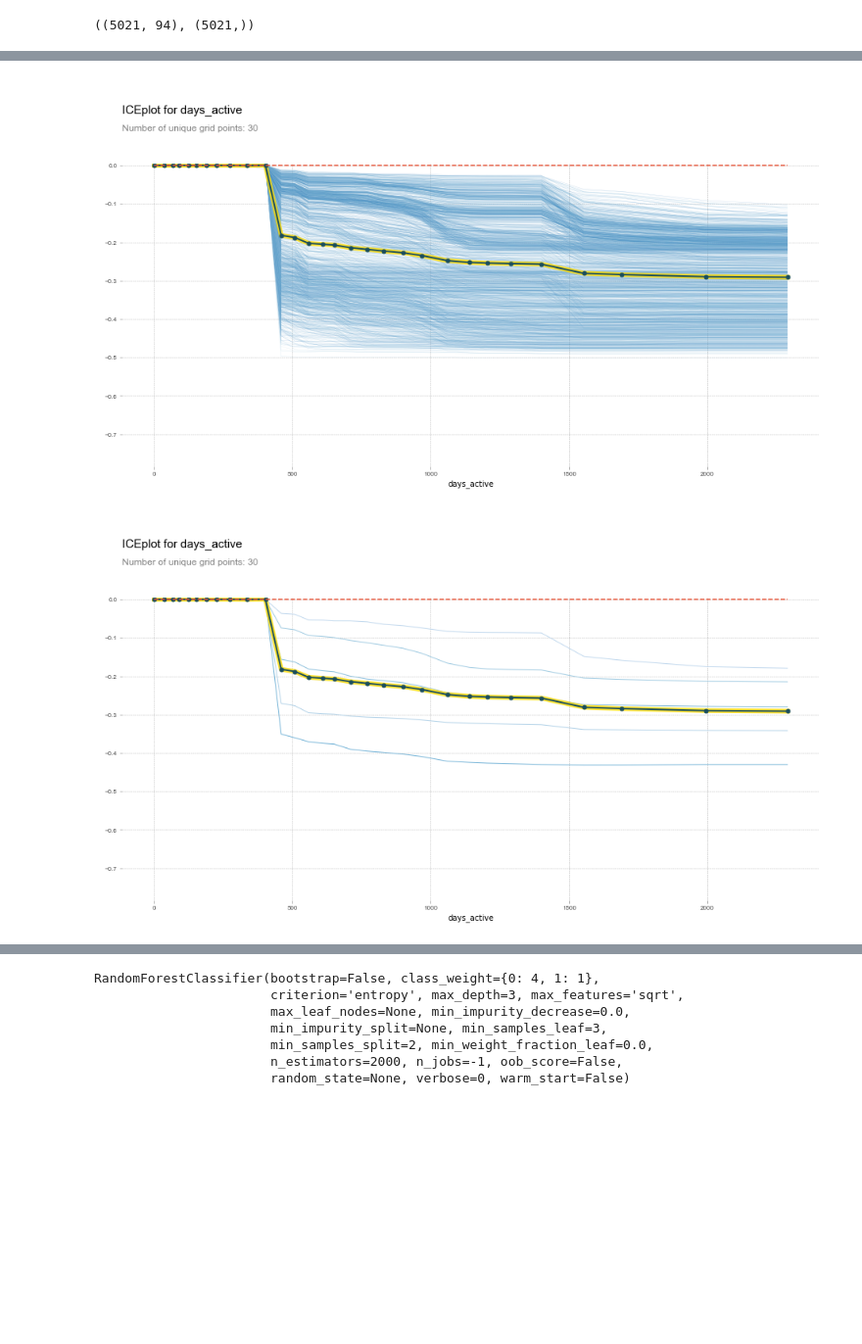
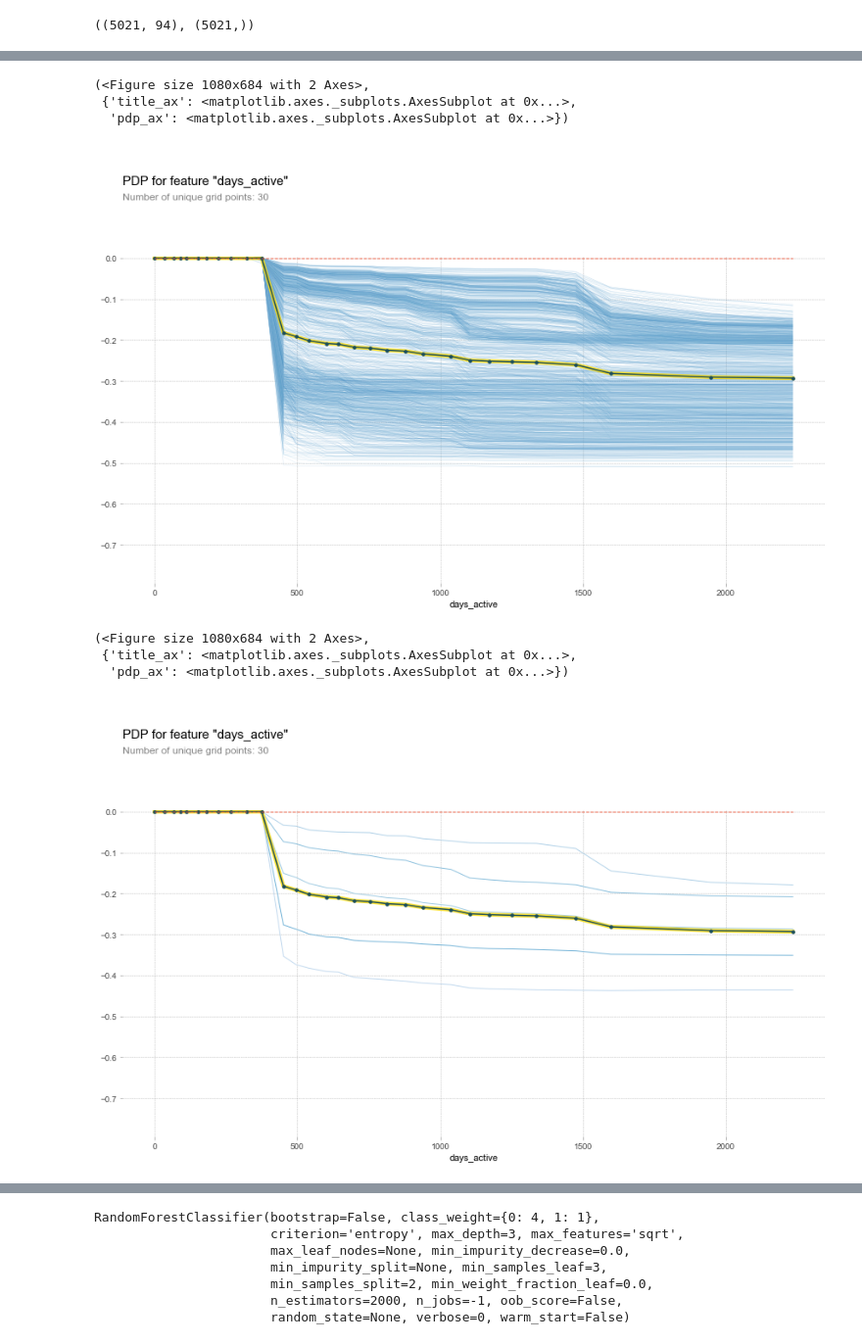
Before and after one commit to justinhennessy/100-days-of-code, a Jupyter notebook: project/churn_train.ipynb, the cells around one changed output, grey strips where cells are left out. Shown: that part at 98% size. Cells and saved outputs as stored; diff of their text form; code cells hidden in the pictures; blank space fills up the shorter version.

```diff
--- a/project/churn_train.ipynb
+++ b/project/churn_train.ipynb
@@ -150,8 +169,8 @@ x = get_sample(X_train, 2000)
 
 def plot_pdp(feat, clusters=None, feat_name=None):
     feat_name = feat_name or feat
-    #p = pdp.pdp_isolate(m, x, feature = feat, model_features = x.columns, num_grid_points=30)
-    p = pdp.pdp_isolate(m, x, feature = feat, num_grid_points=30)
+    p = pdp.pdp_isolate(m, x, feature = feat, model_features = x.columns, num_grid_points=30)
+    #p = pdp.pdp_isolate(m, x, feature = feat, num_grid_points=30)
     return pdp.pdp_plot(p, feat_name, plot_lines=True,
                         cluster=clusters is not None,
                         n_cluster_centers=clusters)
@@ -163,8 +182,14 @@ Wall time: 25.4 s
+(<Figure size 1080x684 with 2 Axes>,
+ {'title_ax': <matplotlib.axes._subplots.AxesSubplot at 0x...>,
+  'pdp_ax': <matplotlib.axes._subplots.AxesSubplot at 0x...>})
-[figure, old version]
+[figure, new version]
 # %%
 plot_pdp('days_active', clusters=5)
 # %% [output]
+(<Figure size 1080x684 with 2 Axes>,
+ {'title_ax': <matplotlib.axes._subplots.AxesSubplot at 0x...>,
+  'pdp_ax': <matplotlib.axes._subplots.AxesSubplot at 0x...>})
-[figure, old version]
+[figure, new version]
 # %%
 fi = rf_feat_importance(m, X_valid); fi[:10]
 # %% [output]
```
Also changed, not shown: parts of 8 cells of this notebook, 3 other files.
